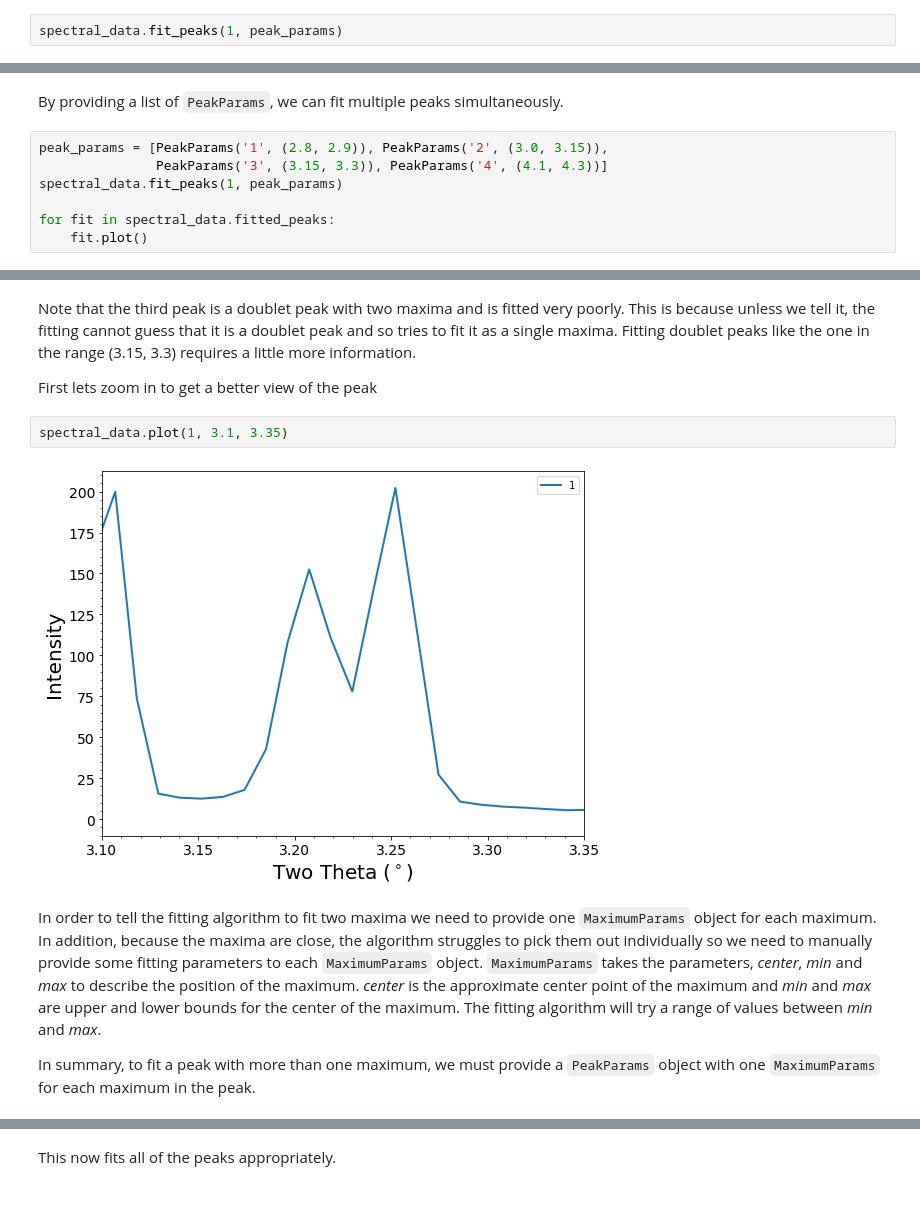
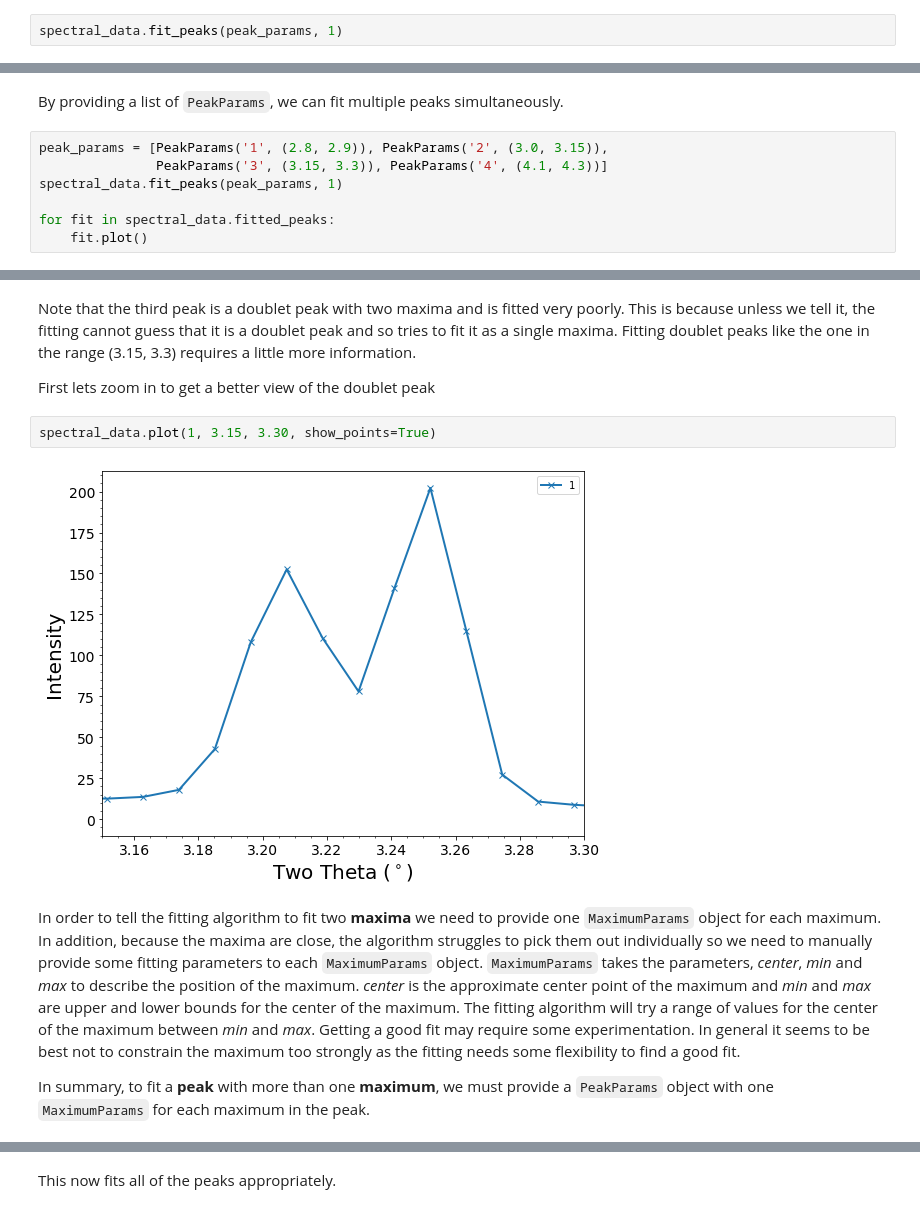
Before and after one commit to LightForm-group/xrdfit, a Jupyter notebook: tutorial notebooks/1 - Basic analysis workflow.ipynb, the cells around one changed output, grey strips where cells are left out. Cells and saved outputs as stored; diff of their text form.

```diff
--- a/tutorial notebooks/1 - Basic analysis workflow.ipynb
+++ b/tutorial notebooks/1 - Basic analysis workflow.ipynb
@@ -83,5 +83,5 @@ The method `fit_peaks` fits the specified peaks. We need to specify the number o
 # %%
-spectral_data.fit_peaks(1, peak_params)
+spectral_data.fit_peaks(peak_params, 1)
 # %% [output]
 Fitting complete.
 # %% [markdown]
@@ -179,7 +179,7 @@ By providing a list of `PeakParams`, we can fit multiple peaks simultaneously.
 # %%
 peak_params = [PeakParams('1', (2.8, 2.9)), PeakParams('2', (3.0, 3.15)),
                PeakParams('3', (3.15, 3.3)), PeakParams('4', (4.1, 4.3))]
-spectral_data.fit_peaks(1, peak_params)
+spectral_data.fit_peaks(peak_params, 1)
 
 for fit in spectral_data.fitted_peaks:
     fit.plot()
@@ -193,13 +193,13 @@ Fitting complete.
 Note that the third peak is a doublet peak with two maxima and is fitted very poorly. This is because unless we tell it, the fitting cannot guess that it is a doublet peak and so tries to fit it as a single maxima.
 Fitting doublet peaks like the one in the range (3.15, 3.3) requires a little more information.
 
-First lets zoom in to get a better view of the peak
+First lets zoom in to get a better view of the doublet peak
 # %%
-spectral_data.plot(1, 3.1, 3.35)
+spectral_data.plot(1, 3.15, 3.30, show_points=True)
 # %% [output]
-[figure, old version]
+[figure, new version]
 # %% [markdown]
-In order to tell the fitting algorithm to fit two maxima we need to provide one `MaximumParams` object for each maximum. In addition, because the maxima are close, the algorithm struggles to pick them out individually so we need to manually provide some fitting parameters to each `MaximumParams` object. `MaximumParams` takes the parameters, *center*, *min* and *max* to describe the position of the maximum. *center* is the approximate center point of the maximum and *min* and *max* are upper and lower bounds for the center of the maximum. The fitting algorithm will try a range of values between *min* and *max*.
+In order to tell the fitting algorithm to fit two **maxima** we need to provide one `MaximumParams` object for each maximum. In addition, because the maxima are close, the algorithm struggles to pick them out individually so we need to manually provide some fitting parameters to each `MaximumParams` object. `MaximumParams` takes the parameters, *center*, *min* and *max* to describe the position of the maximum. *center* is the approximate center point of the maximum and *min* and *max* are upper and lower bounds for the center of the maximum. The fitting algorithm will try a range of values for the center of the maximum between *min* and *max*. Getting a good fit may require some experimentation. In general it seems to be best not to constrain the maximum too strongly as the fitting needs some flexibility to find a good fit.
 
-In summary, to fit a peak with more than one maximum, we must provide a `PeakParams` object with one `MaximumParams` for each maximum in the peak.
+In summary, to fit a **peak** with more than one **maximum**, we must provide a `PeakParams` object with one `MaximumParams` for each maximum in the peak.
 # %%
```
Also changed, not shown: parts of 17 cells of this notebook, 5 other files.
